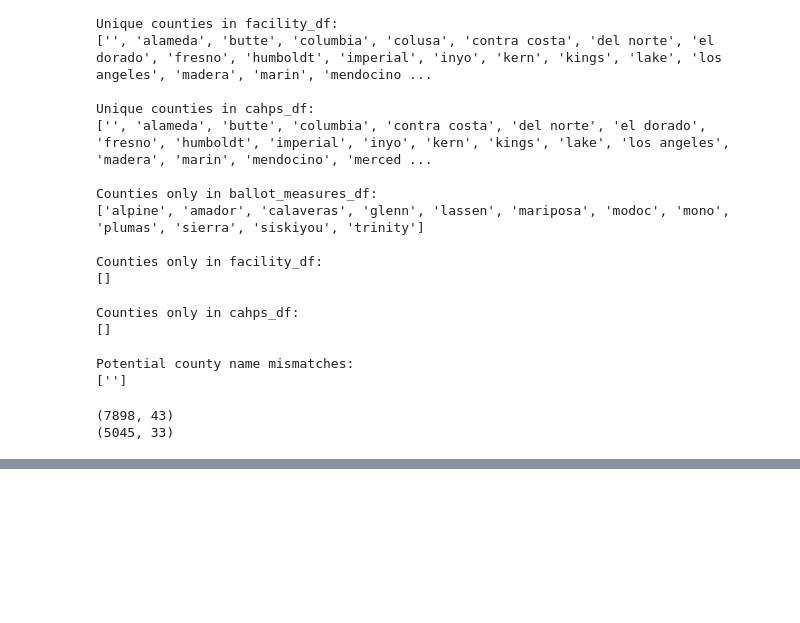
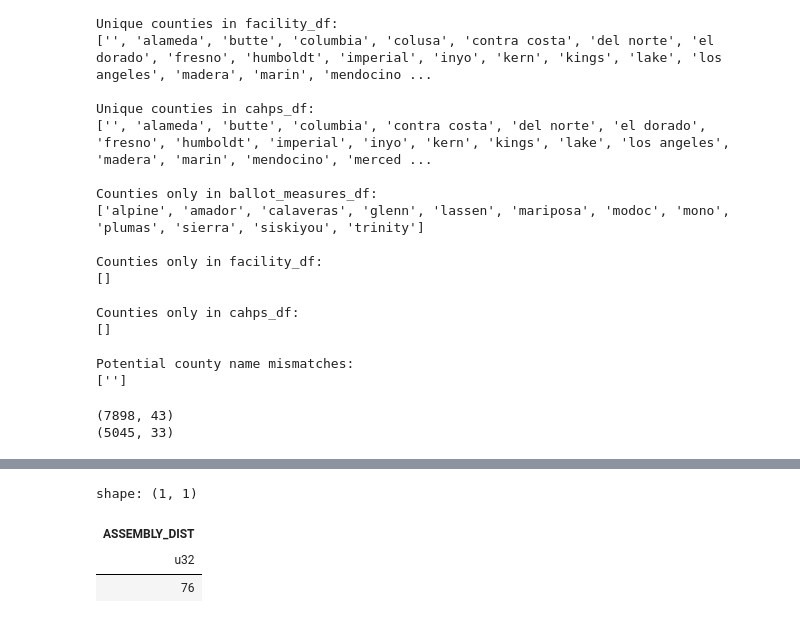
Before and after one commit to MichaelPaulLight/milestone_1, a Jupyter notebook: 004_data-processing-scripts/003_merge-clean-data/merge_ballot-measures_cms-data.ipynb, the cells around one changed output, grey strips where cells are left out. Saved outputs shown, nothing was run; the diff lists cells and outputs as text; code cells hidden in the pictures; blank space fills up the shorter version.

```diff
--- a/004_data-processing-scripts/003_merge-clean-data/merge_ballot-measures_cms-data.ipynb
+++ b/004_data-processing-scripts/003_merge-clean-data/merge_ballot-measures_cms-data.ipynb
@@ -238,0 +352,44 @@ shape: (5_684, 156)
+# %%
+# Creating a list of variables to select from the cahps dataframe
+# These will be used for analysis
+
+cahps_df_variables_of_interest_by_assembly_district = [
+    "year",
+    "county",
+    "city",
+    "ASSEMBLY_DIST",
+    "CENS_TRACT",
+    "LONGITUDE",
+    "LATITUDE",
+    'profit_or_nonprofit',
+    'chain_organization',
+    "ichcahps_data_availability_code",
+    'linearized_score_of_rating_of_the_dialysis_facility',
+    "ich_cahps_survey_of_patients_experiences_star_rating",
+    "linearized_score_of_rating_of_the_dialysis_center_staff"
+]
+
+# Merging the cahps dataframe with Assembly-District-level votes
+# Only selecting variables of interest and filtering for facilities with known assembly districts and available data
+# Unsure what to do with year
+# Including all years in the dataset increases the number of assembly districts with available data from 20 to 76
+
+cahps_df_with_votes_by_assembly_district = (
+    merged_cahps_df
+    .select(pl.col(cahps_df_variables_of_interest_by_assembly_district))
+    .filter(pl.col("ASSEMBLY_DIST").is_not_null())
+    # .filter(pl.col("year").is_in(pl.Series(["2018", "2020", "2022"])))
+    .filter(pl.col("ichcahps_data_availability_code") == "1")
+    .join(
+        ballot_measures_df_assembly_district,
+        on=['year','county', 'ASSEMBLY_DIST'],
+        how='left'
+    )
+)
+# %%
+cahps_df_with_votes_by_assembly_district.select("ASSEMBLY_DIST").unique().count()
+# %% [output]
+shape: (1, 1)
+| ASSEMBLY_DIST |
+| u32 |
+| 76 |
```
Also changed, not shown: parts of 13 cells of this notebook.
